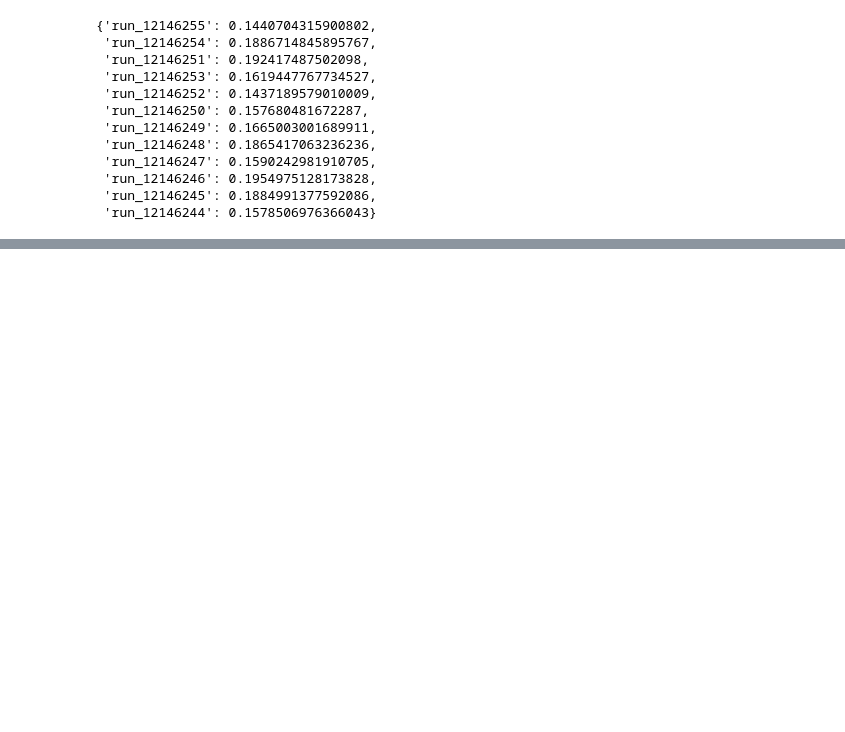
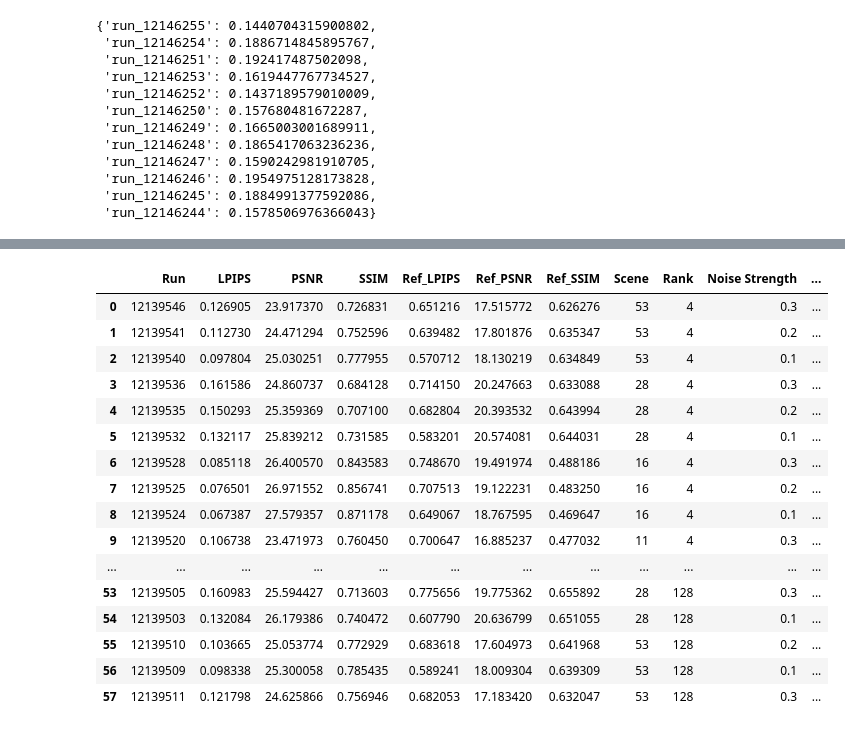
Before and after one commit to gasparyanartur/neurad-diffusion, a Jupyter notebook: experiments/metrics.ipynb, the cells around one changed output, grey strips where cells are left out. Saved outputs shown, nothing was run; the diff lists cells and outputs as text; code cells hidden in the pictures; blank space fills up the shorter version.

Commit message:
add experiment loading

```diff
--- a/experiments/metrics.ipynb
+++ b/experiments/metrics.ipynb
@@ -2,5 +2,7 @@
 import pandas as pd
 from pathlib import Path
 
-experiment_dir = Path("experiments/Metrics")
-experiment_dir.exists()
+metrics_dir = Path("experiments/Metrics")
+assert metrics_dir.exists()
+metas_dir = Path("experiments/Meta")
+assert metas_dir.exists()
@@ -202,6 +209,14 @@ def get_best_metrics(experiment_name, reference_metric: str):
             merged_metrics[run][metric_name] = value
 
 
-    return pd.DataFrame.from_dict(merged_metrics, orient="index")
+    frame = pd.DataFrame.from_dict(merged_metrics, orient="index")
+    frame = frame.reset_index(drop=False).rename(columns={"index": "Run"})
+    frame["Run"] = frame["Run"].apply(lambda x: int(x.split("_")[1]))
 
-get_best_metrics("Finetune_Diffusion", "LPIPS")
+    return frame
+
+
+ex_experiment = "Finetune_Diffusion"
+ex_metric = "LPIPS"
+best_metrics = get_best_metrics(ex_experiment, ex_metric)
+best_metrics
@@ -207,0 +241,17 @@ get_best_metrics("Finetune_Diffusion", "LPIPS")
+# %%
+def get_metas_for_experiment(experiment_name):
+    path = metas_dir / f"Meta - {experiment_name}.csv"
+    if not path.exists():
+        return None
+
+    return pd.read_csv(path)
+
+for experiment_name in experiment_names:
+    metas = get_metas_for_experiment(experiment_name)
+    if metas is not None:
+        print(experiment_name + " - " + str(list(metas.columns)))
+    else:
+        print(f"No metas for {experiment_name}")
+
+ex_metas = get_metas_for_experiment(ex_experiment)
+ex_metas
@@ -207,0 +281,24 @@ get_best_metrics("Finetune_Diffusion", "LPIPS")
+# %%
+def combine_metrics_and_metas(experiment_name, metrics, metas):
+    return pd.merge(metrics, metas, on="Run")
+
+ex_combined = combine_metrics_and_metas(ex_experiment, best_metrics, ex_metas)
+ex_combined
+# %% [output]
+|  | Run | LPIPS | PSNR | SSIM | Ref_LPIPS | Ref_PSNR | Ref_SSIM | Scene | Rank | Noise Strength | ... |
+| 0 | 12139546 | 0.126905 | 23.917370 | 0.726831 | 0.651216 | 17.515772 | 0.626276 | 53 | 4 | 0.3 | ... |
+| 1 | 12139541 | 0.112730 | 24.471294 | 0.752596 | 0.639482 | 17.801876 | 0.635347 | 53 | 4 | 0.2 | ... |
+| 2 | 12139540 | 0.097804 | 25.030251 | 0.777955 | 0.570712 | 18.130219 | 0.634849 | 53 | 4 | 0.1 | ... |
+| 3 | 12139536 | 0.161586 | 24.860737 | 0.684128 | 0.714150 | 20.247663 | 0.633088 | 28 | 4 | 0.3 | ... |
+| 4 | 12139535 | 0.150293 | 25.359369 | 0.707100 | 0.682804 | 20.393532 | 0.643994 | 28 | 4 | 0.2 | ... |
+| 5 | 12139532 | 0.132117 | 25.839212 | 0.731585 | 0.583201 | 20.574081 | 0.644031 | 28 | 4 | 0.1 | ... |
+| 6 | 12139528 | 0.085118 | 26.400570 | 0.843583 | 0.748670 | 19.491974 | 0.488186 | 16 | 4 | 0.3 | ... |
+| 7 | 12139525 | 0.076501 | 26.971552 | 0.856741 | 0.707513 | 19.122231 | 0.483250 | 16 | 4 | 0.2 | ... |
+| 8 | 12139524 | 0.067387 | 27.579357 | 0.871178 | 0.649067 | 18.767595 | 0.469647 | 16 | 4 | 0.1 | ... |
+| 9 | 12139520 | 0.106738 | 23.471973 | 0.760450 | 0.700647 | 16.885237 | 0.477032 | 11 | 4 | 0.3 | ... |
+| ... | ... | ... | ... | ... | ... | ... | ... | ... | ... | ... | ... |
+| 53 | 12139505 | 0.160983 | 25.594427 | 0.713603 | 0.775656 | 19.775362 | 0.655892 | 28 | 128 | 0.3 | ... |
+| 54 | 12139503 | 0.132084 | 26.179386 | 0.740472 | 0.607790 | 20.636799 | 0.651055 | 28 | 128 | 0.1 | ... |
+| 55 | 12139510 | 0.103665 | 25.053774 | 0.772929 | 0.683618 | 17.604973 | 0.641968 | 53 | 128 | 0.2 | ... |
+| 56 | 12139509 | 0.098338 | 25.300058 | 0.785435 | 0.589241 | 18.009304 | 0.639309 | 53 | 128 | 0.1 | ... |
+| 57 | 12139511 | 0.121798 | 24.625866 | 0.756946 | 0.682053 | 17.183420 | 0.632047 | 53 | 128 | 0.3 | ... |
```
Also changed, not shown: parts of 7 cells of this notebook, 7 other files.
